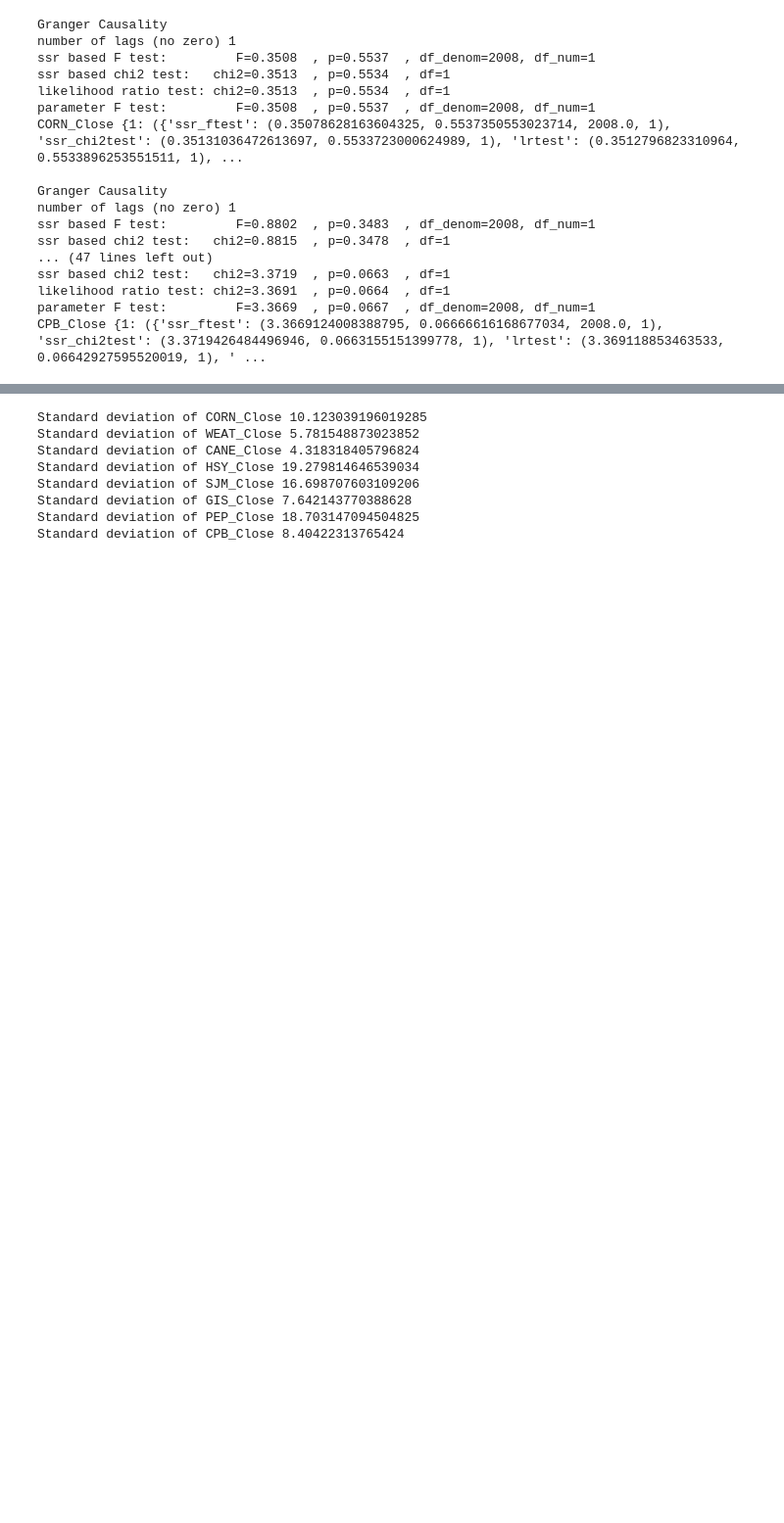
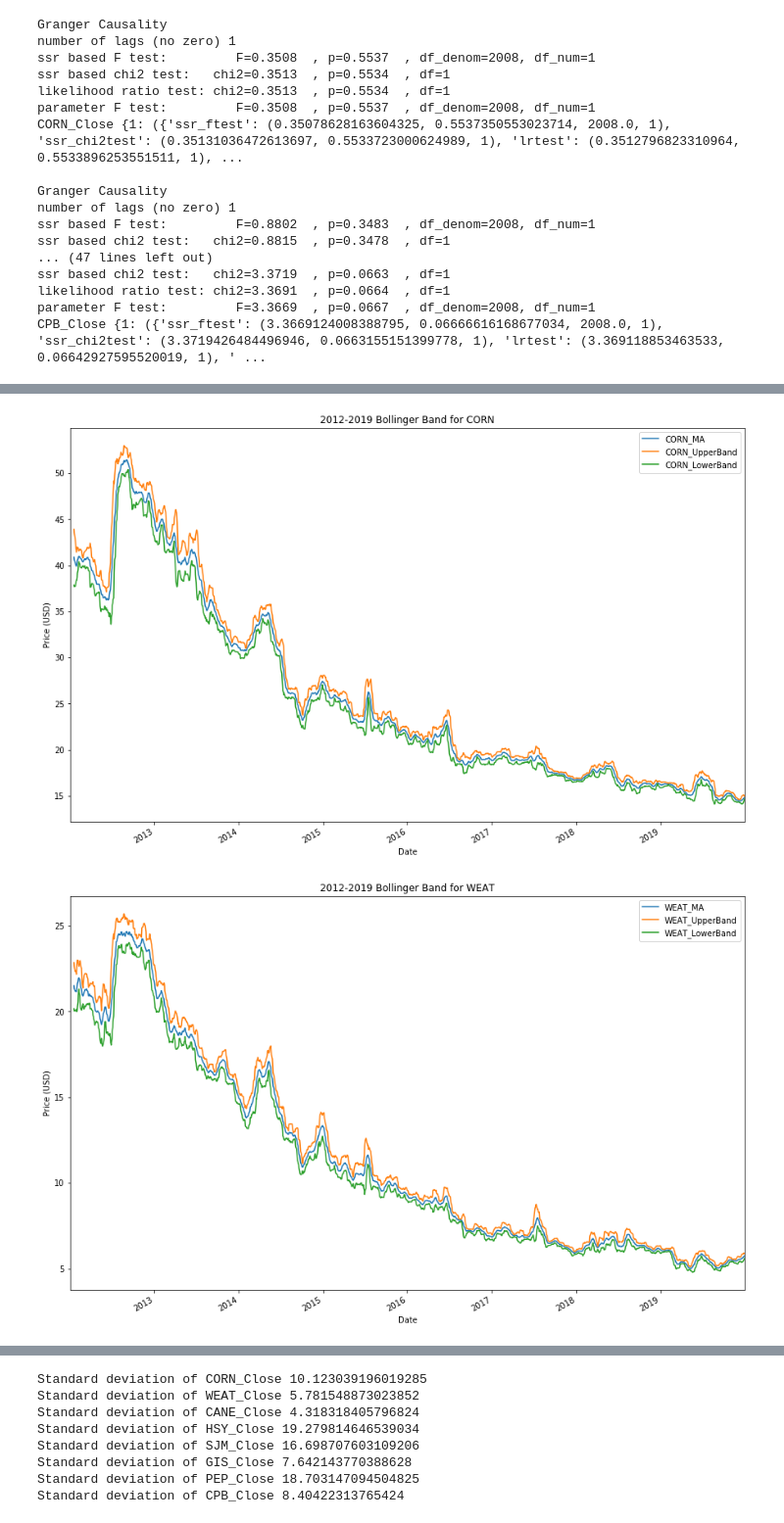
Before and after one commit to megankuscsik/Capstone-Project, a Jupyter notebook: EDA_Stats.ipynb, the cells around one changed output, grey strips where cells are left out. Shown at 98% size. Drawn from its saved outputs; the diff is of its cells as text; code cells hidden in the pictures; blank space fills up the shorter version.

Commit message:
volatility

```diff
--- a/EDA_Stats.ipynb
+++ b/EDA_Stats.ipynb
@@ -284,0 +304,40 @@ CPB_Close {1: ({'ssr_ftest': (3.3669124008388795, 0.06666616168677034, 2008.0, 1
+# %%
+#source: https://medium.com/python-data/setting-up-a-bollinger-band-with-python-28941e2fa300
+
+#set moving average for CORN_Close--LOW VOLATILITY
+data['CORN_MA'] = data['CORN_Close'].rolling(12).mean()
+#set standard deviation for sample
+data['CORN_STD'] = data['CORN_Close'].rolling(12).std()
+#set upper and lower band
+data['CORN_UpperBand'] = data['CORN_MA'] + (data['CORN_STD'] * 2)
+data['CORN_LowerBand'] = data['CORN_MA'] - (data['CORN_STD'] * 2)
+#Plot Bollinger Band
+data[['CORN_MA', 'CORN_UpperBand', 'CORN_LowerBand']].plot(figsize=(15,10))
+plt.title('2012-2019 Bollinger Band for CORN')
+plt.ylabel('Price (USD)')
+plt.show()
+
+#WEAT_Close-- LOW VOLATILITY
+data['WEAT_MA'] = data['WEAT_Close'].rolling(12).mean()
+data['WEAT_STD'] = data['WEAT_Close'].rolling(12).std()
+data['WEAT_UpperBand'] = data['WEAT_MA'] + (data['WEAT_STD'] * 2)
+data['WEAT_LowerBand'] = data['WEAT_MA'] - (data['WEAT_STD'] * 2)
+#Plot Bollinger Band
+data[['WEAT_MA', 'WEAT_UpperBand', 'WEAT_LowerBand']].plot(figsize=(15,10))
+plt.title('2012-2019 Bollinger Band for WEAT')
+plt.ylabel('Price (USD)')
+plt.show()
+
+#CANE_Close-- LOW VOLATILITY
+data['CANE_MA'] = data['CANE_Close'].rolling(12).mean()
+data['CANE_STD'] = data['CANE_Close'].rolling(12).std()
+data['CANE_UpperBand'] = data['CANE_MA'] + (data['CANE_STD'] * 2)
+data['CANE_LowerBand'] = data['CANE_MA'] - (data['CANE_STD'] * 2)
+#Plot Bollinger Band
+data[['CANE_MA', 'CANE_UpperBand', 'CANE_LowerBand']].plot(figsize=(15,10))
+plt.title('2012-2019 Bollinger Band for CANE')
+plt.ylabel('Price (USD)')
+plt.show()
+# %% [output]
+[figure, added]
+[figure, added]
```
Also changed, not shown: parts of 11 cells of this notebook, 1 other file.
